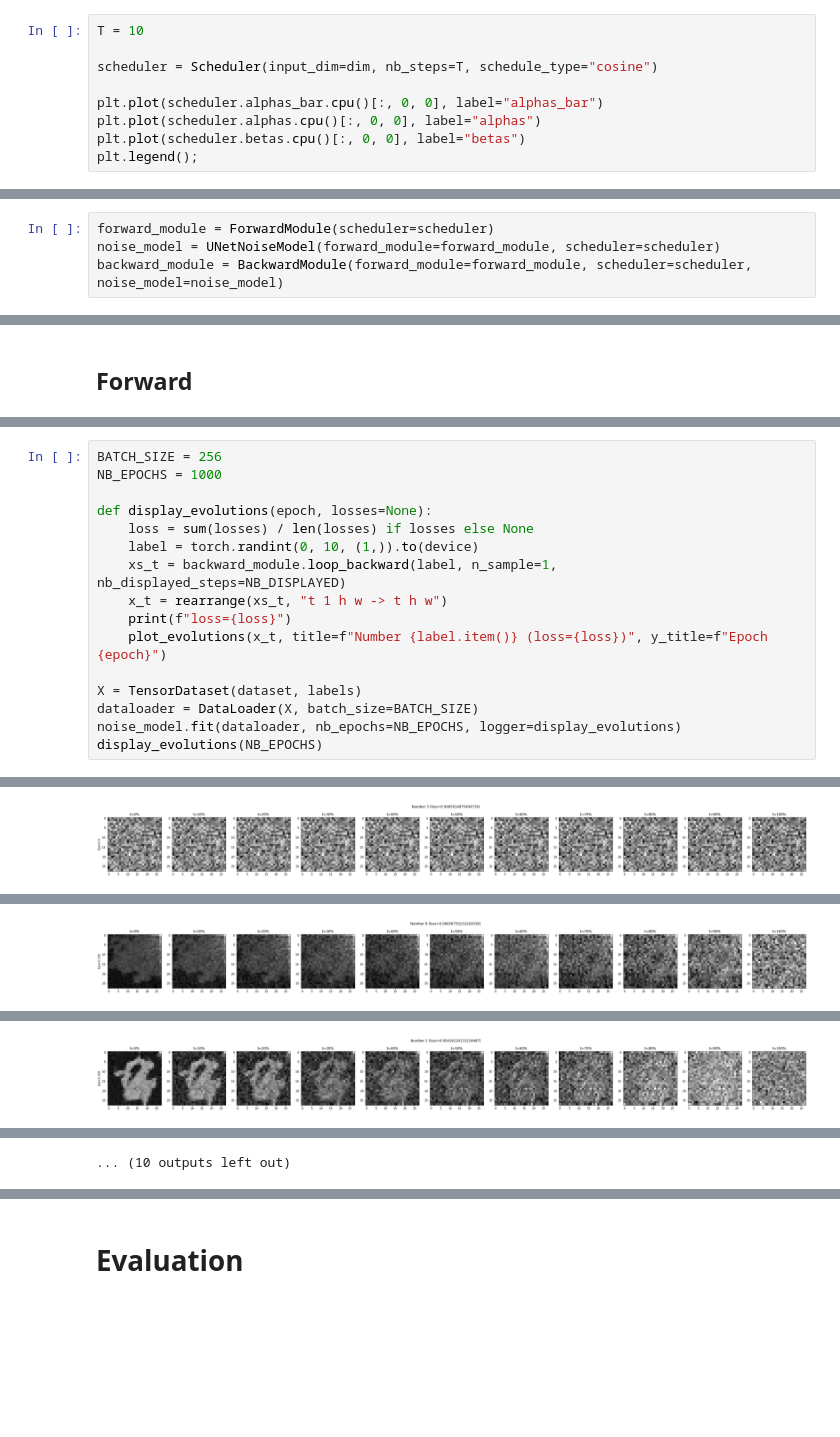
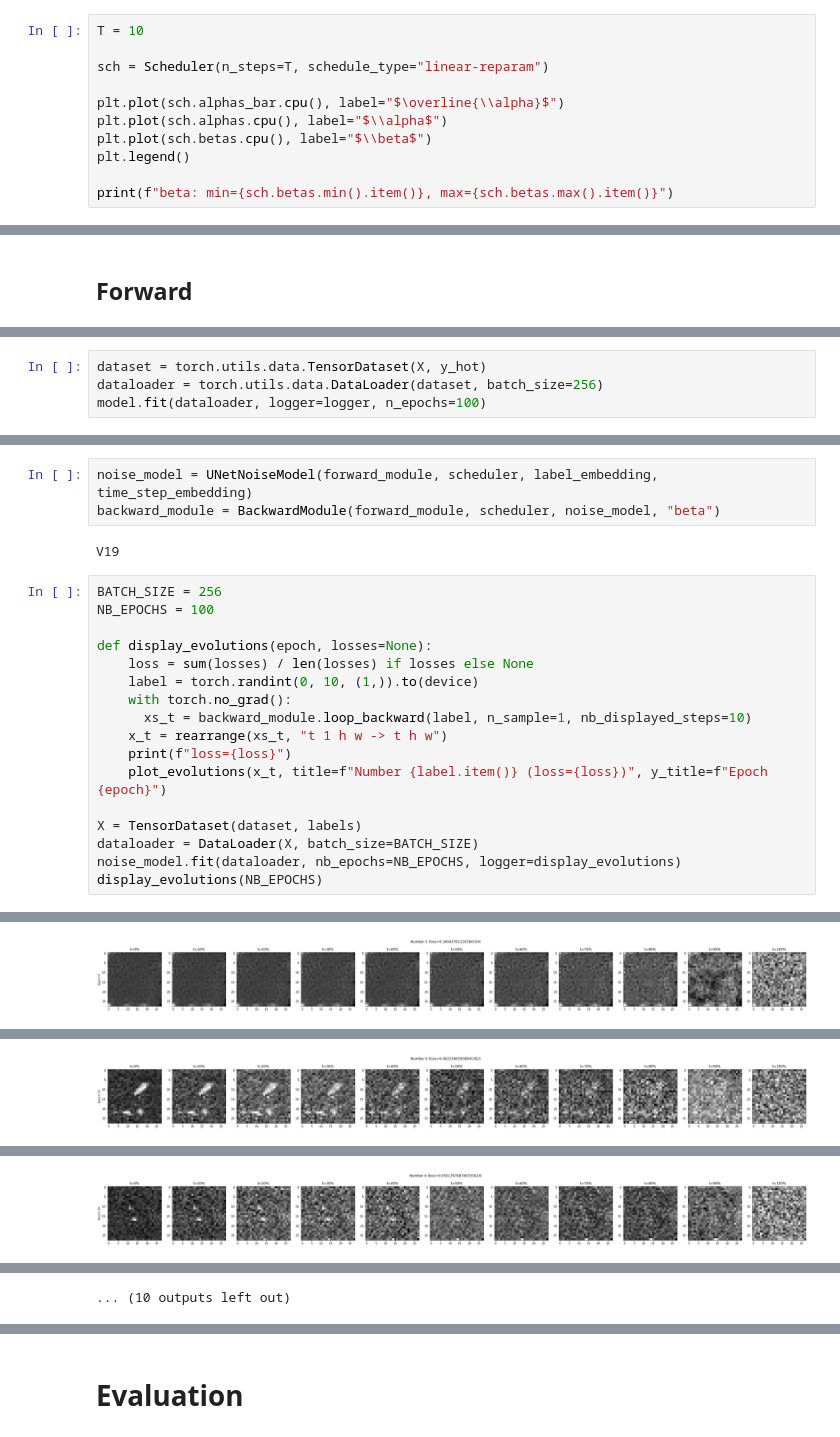
Before and after one commit to lucasmrdt/diffusion-model, a Jupyter notebook: notebooks/model_on_mnist.ipynb, the cells around one changed output, grey strips where cells are left out. Cells and saved outputs as stored; diff of their text form; blank space fills up the shorter version.

```diff
--- a/notebooks/model_on_mnist.ipynb
+++ b/notebooks/model_on_mnist.ipynb
@@ -89,10 +57,12 @@ def check_embedding(base, embedding_model):
 # %%
 T = 10
 
-scheduler = Scheduler(input_dim=dim, nb_steps=T, schedule_type="cosine")
+sch = Scheduler(n_steps=T, schedule_type="linear-reparam")
 
-plt.plot(scheduler.alphas_bar.cpu()[:, 0, 0], label="alphas_bar")
-plt.plot(scheduler.alphas.cpu()[:, 0, 0], label="alphas")
-plt.plot(scheduler.betas.cpu()[:, 0, 0], label="betas")
-plt.legend();
+plt.plot(sch.alphas_bar.cpu(), label="$\overline{\\alpha}$")
+plt.plot(sch.alphas.cpu(), label="$\\alpha$")
+plt.plot(sch.betas.cpu(), label="$\\beta$")
+plt.legend()
+
+print(f"beta: min={sch.betas.min().item()}, max={sch.betas.max().item()}")
 # %% [output]
@@ -106,4 +70,0 @@ beta: min=0.024820685386657715, max=0.9990000128746033
-# %%
-forward_module = ForwardModule(scheduler=scheduler)
-noise_model = UNetNoiseModel(forward_module=forward_module, scheduler=scheduler)
-backward_module = BackwardModule(forward_module=forward_module, scheduler=scheduler, noise_model=noise_model)
@@ -128,0 +99,4 @@ for x in xs:
+# %%
+dataset = torch.utils.data.TensorDataset(X, y_hot)
+dataloader = torch.utils.data.DataLoader(dataset, batch_size=256)
+model.fit(dataloader, logger=logger, n_epochs=100)
@@ -129,11 +111,17 @@ for x in xs:
+# %%
+noise_model = UNetNoiseModel(forward_module, scheduler, label_embedding, time_step_embedding)
+backward_module = BackwardModule(forward_module, scheduler, noise_model, "beta")
+# %% [output]
+V19
 # %%
 BATCH_SIZE = 256
-NB_EPOCHS = 1000
+NB_EPOCHS = 100
 
 def display_evolutions(epoch, losses=None):
     loss = sum(losses) / len(losses) if losses else None
     label = torch.randint(0, 10, (1,)).to(device)
-    xs_t = backward_module.loop_backward(label, n_sample=1, nb_displayed_steps=NB_DISPLAYED)
+    with torch.no_grad():
+      xs_t = backward_module.loop_backward(label, n_sample=1, nb_displayed_steps=10)
     x_t = rearrange(xs_t, "t 1 h w -> t h w")
     print(f"loss={loss}")
     plot_evolutions(x_t, title=f"Number {label.item()} (loss={loss})", y_title=f"Epoch {epoch}")
@@ -147 +135 @@ loss=0.9985914975404739
-[figure, old version]
+[figure, new version]
@@ -149 +137 @@ loss=0.06656759232282639
-[figure, old version]
+[figure, new version]
@@ -151 +139 @@ loss=0.05419129133224487
-[figure, old version]
+[figure, new version]
```
Also changed, not shown: parts of 35 cells of this notebook, 18 other files.
